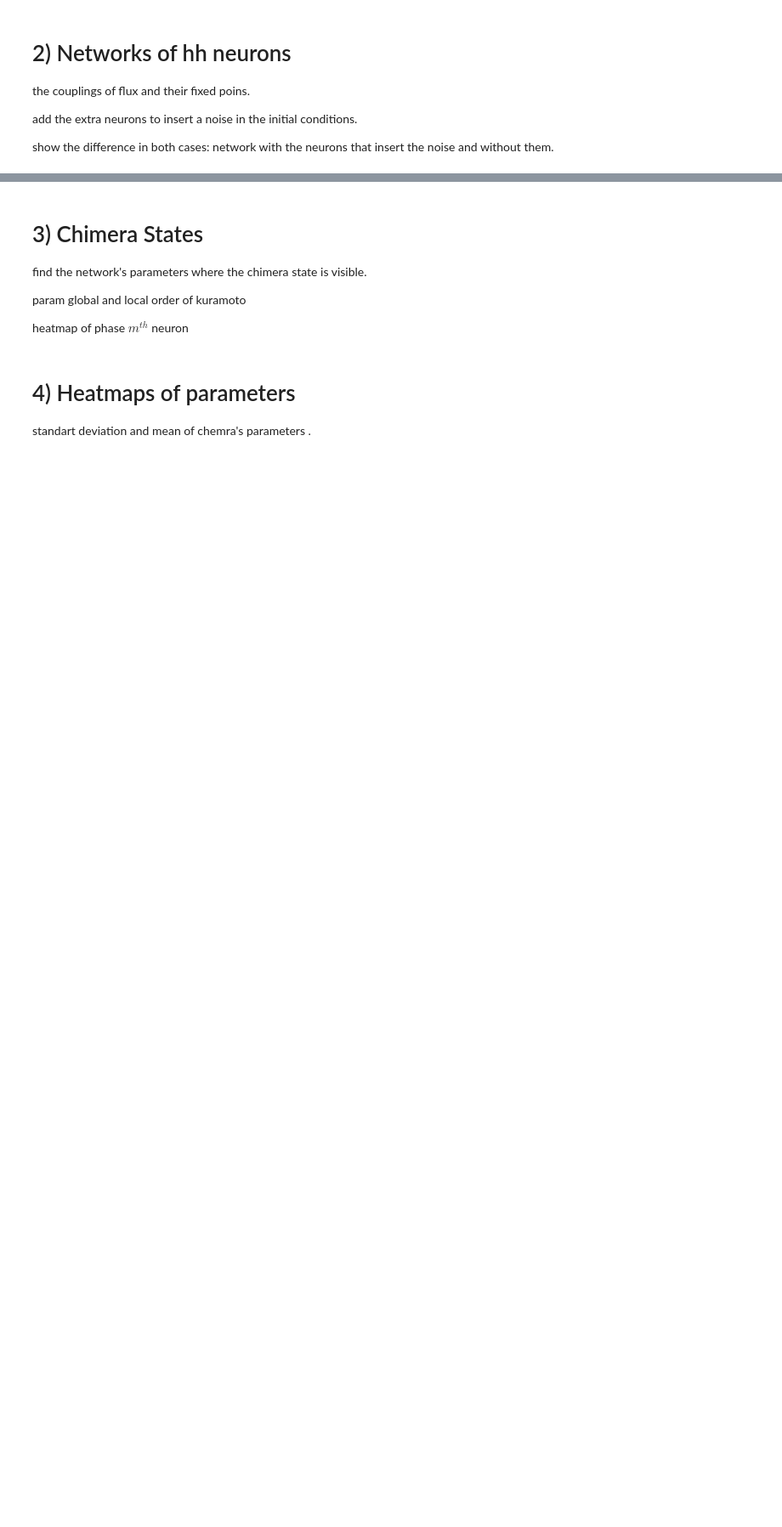
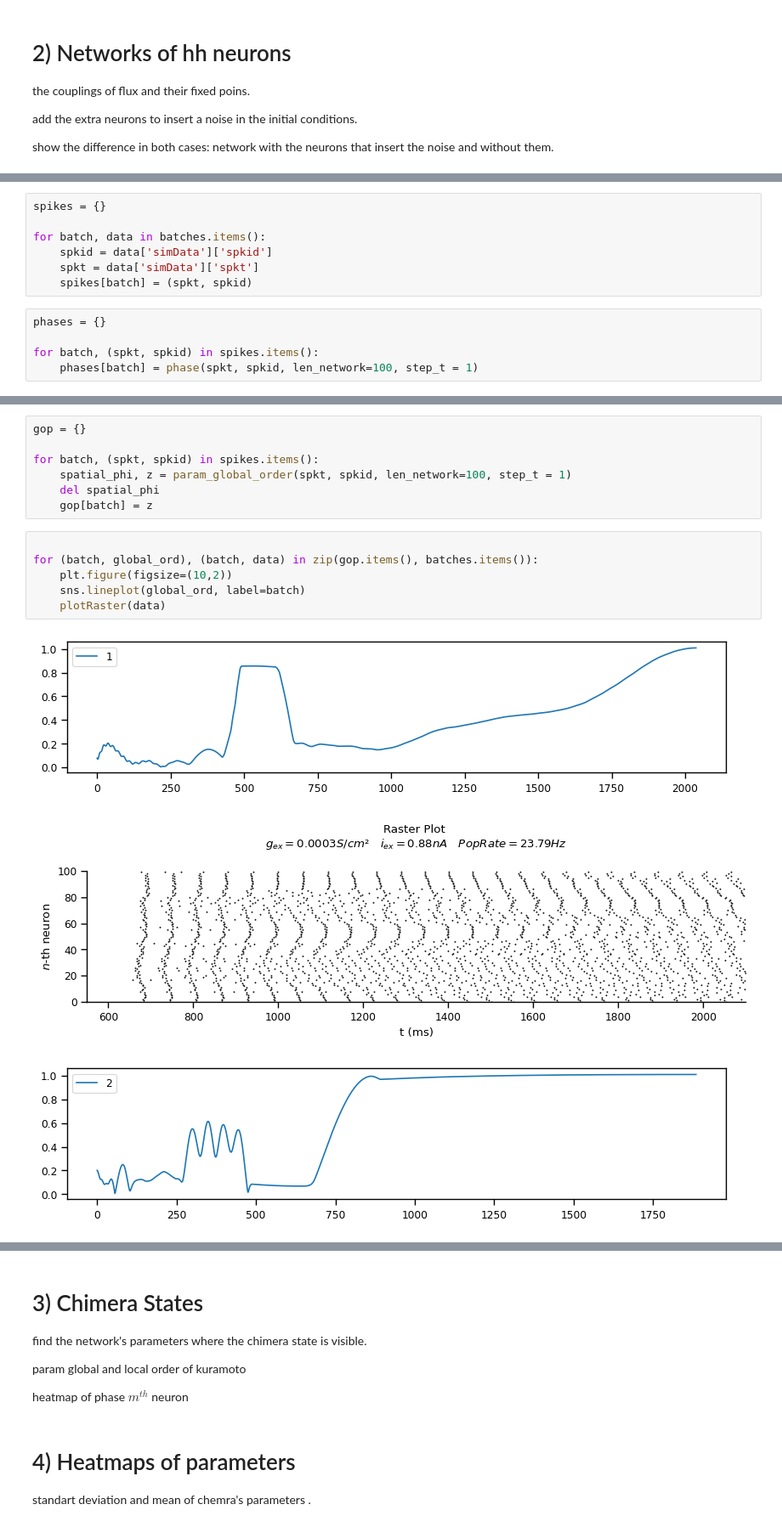
Before and after one commit to FernandoSBorges/chimeras, a Jupyter notebook: notebooks/analises_dissertacao.ipynb, the cells around one changed output, grey strips where cells are left out. Shown at 85% size. Drawn from its saved outputs; the diff is of its cells as text; blank space fills up the shorter version.

```diff
--- a/notebooks/analises_dissertacao.ipynb
+++ b/notebooks/analises_dissertacao.ipynb
@@ -583,0 +657,12 @@ show the difference in both cases: network with the neurons that insert the nois
+# %%
+spikes = {}
+
+for batch, data in batches.items():
+    spkid = data['simData']['spkid']
+    spkt = data['simData']['spkt']
+    spikes[batch] = (spkt, spkid)
+# %%
+phases = {}
+
+for batch, (spkt, spkid) in spikes.items():
+    phases[batch] = phase(spkt, spkid, len_network=100, step_t = 1)
@@ -583,0 +714,17 @@ show the difference in both cases: network with the neurons that insert the nois
+# %%
+gop = {}
+
+for batch, (spkt, spkid) in spikes.items():
+    spatial_phi, z = param_global_order(spkt, spkid, len_network=100, step_t = 1)
+    del spatial_phi
+    gop[batch] = z
+# %%
+
+for (batch, global_ord), (batch, data) in zip(gop.items(), batches.items()):
+    plt.figure(figsize=(10,2))
+    sns.lineplot(global_ord, label=batch)
+    plotRaster(data)
+# %% [output]
+[figure, added]
+[figure, added]
+[figure, added]
```
Also changed, not shown: parts of 10 cells of this notebook, 3 other files.
